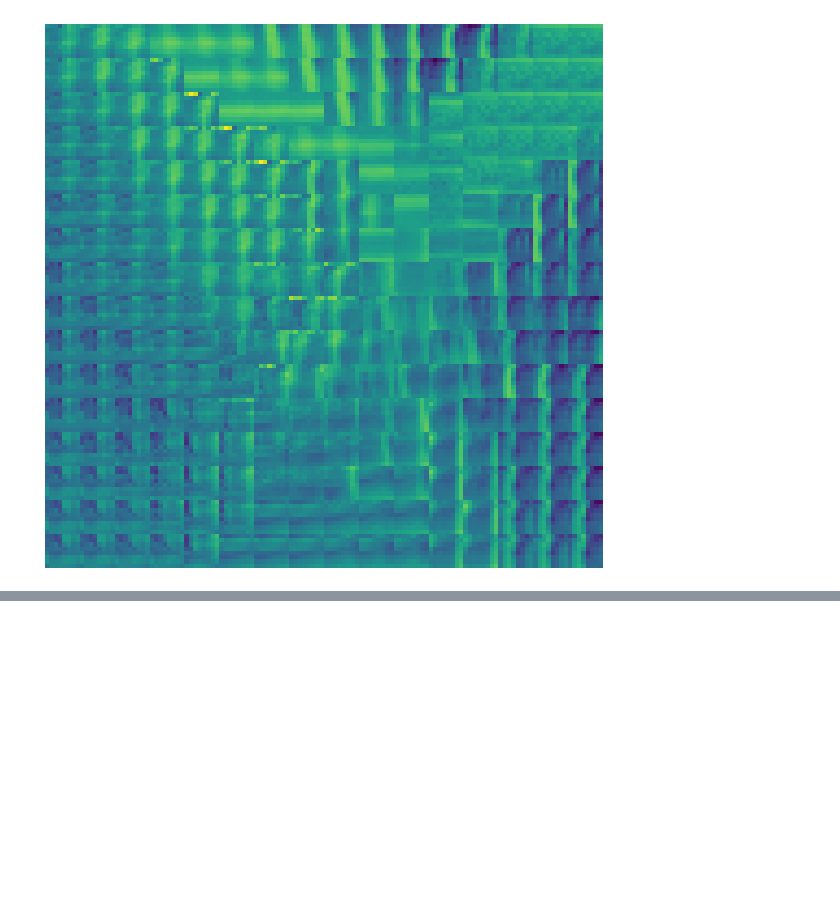
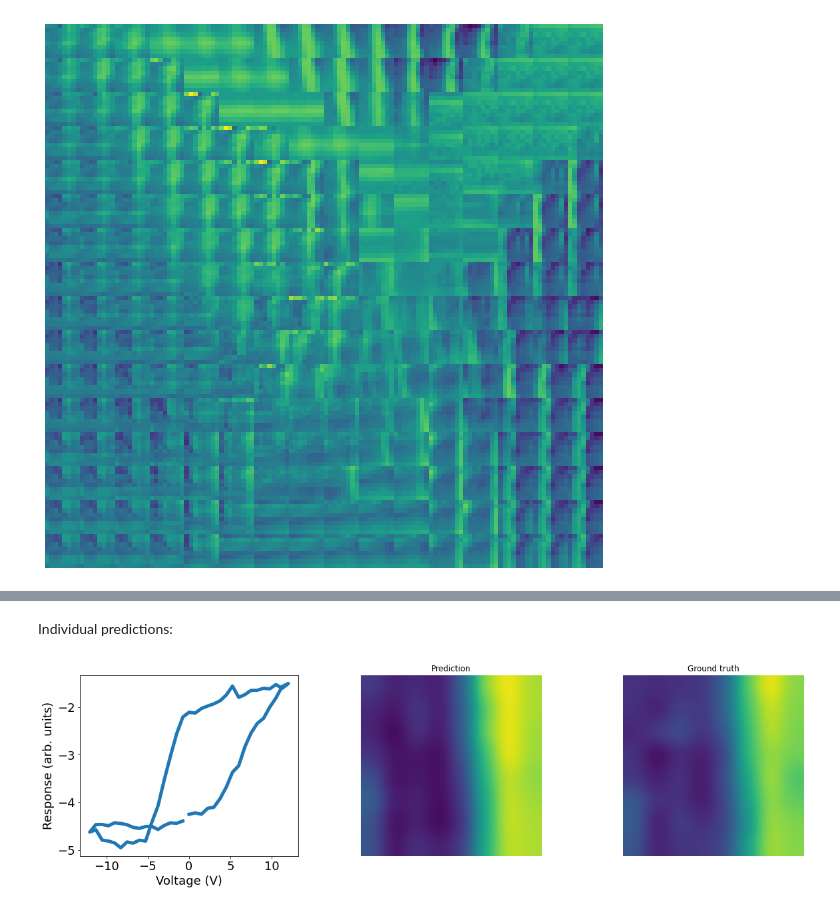
Before and after one commit to ziatdinovmax/im2spec, a Jupyter notebook: notebooks/beps_im2spec.ipynb, the cells around one changed output, grey strips where cells are left out. Cells and saved outputs as stored; diff of their text form; code cells hidden in the pictures; blank space fills up the shorter version.

```diff
--- a/notebooks/beps_im2spec.ipynb
+++ b/notebooks/beps_im2spec.ipynb
@@ -180,14 +180,4 @@ for ldim in latent_dims:
     trained_imspec.append(dc(trained_model))
-# %%
-trained_imspec = []
-model = im2spec((wsize, wsize), 64, 2)
-weights = torch.load("/content/im2spec_2ndset_8_8_lv2.pt")
-model.load_state_dict(weights)
-trained_imspec.append(model)
-model = im2spec((wsize, wsize), 64, 10)
-weights = torch.load("/content/im2spec_2ndset_8_8.pt")
-model.load_state_dict(weights)
-trained_imspec.append(model)
 # %% [markdown]
 Calculate prediction error:
 # %%
@@ -338,0 +377,26 @@ plt.show()
+# %% [markdown]
+Individual predictions:
+# %%
+# use it to find id of point(s) with from the error maps above
+pos = [50, 31]
+k = [i for i, p in enumerate(pos_arr) if np.equal(p, pos).all()][0]
+# select one of the trained models
+model = trained_imspec[1]
+
+# prediction with a trained model
+prediction = predict(model, target_arr[k:k+1])
+# plot results
+_, (ax1, ax2, ax3) = plt.subplots(1, 3, figsize=(20, 5))
+ax1.plot(spec_val, target_arr[k, 0, :], linewidth=5)
+ax1.set_xlabel("Voltage (V)", fontsize=18)
+ax1.set_ylabel("Response (arb. units)", fontsize=18)
+ax1.tick_params(axis='both', which='major', labelsize=18)
+ax2.imshow(prediction[0, 0], origin="lower", interpolation="gaussian")
+ax2.set_title("Prediction")
+ax2.axis(False)
+ax3.imshow(feature_arr[k, 0], origin="lower", interpolation="gaussian")
+ax3.set_title("Ground truth")
+ax3.axis(False)
+plt.show()
+# %% [output]
+[figure, added]
```
Also changed, not shown: parts of 13 cells of this notebook.
